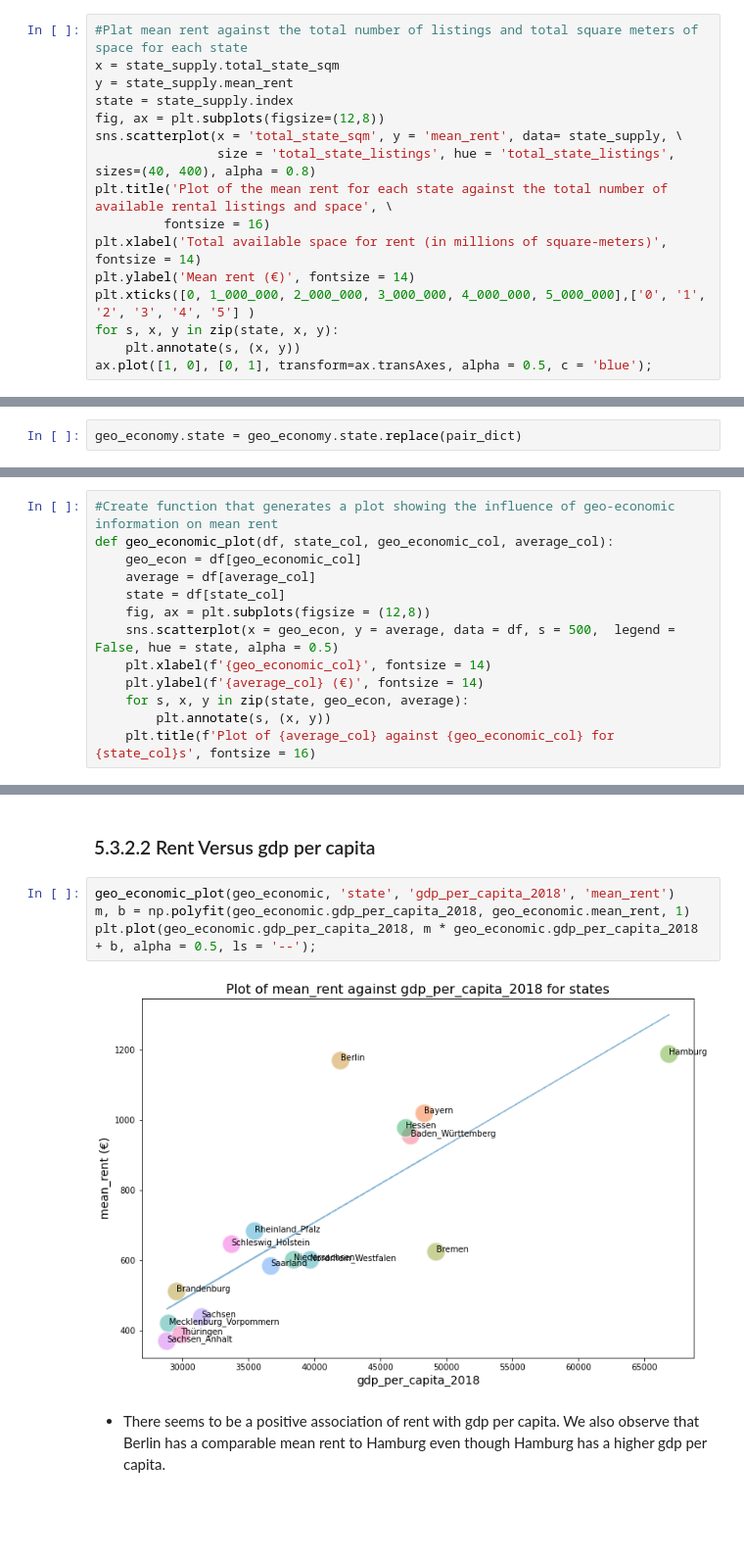
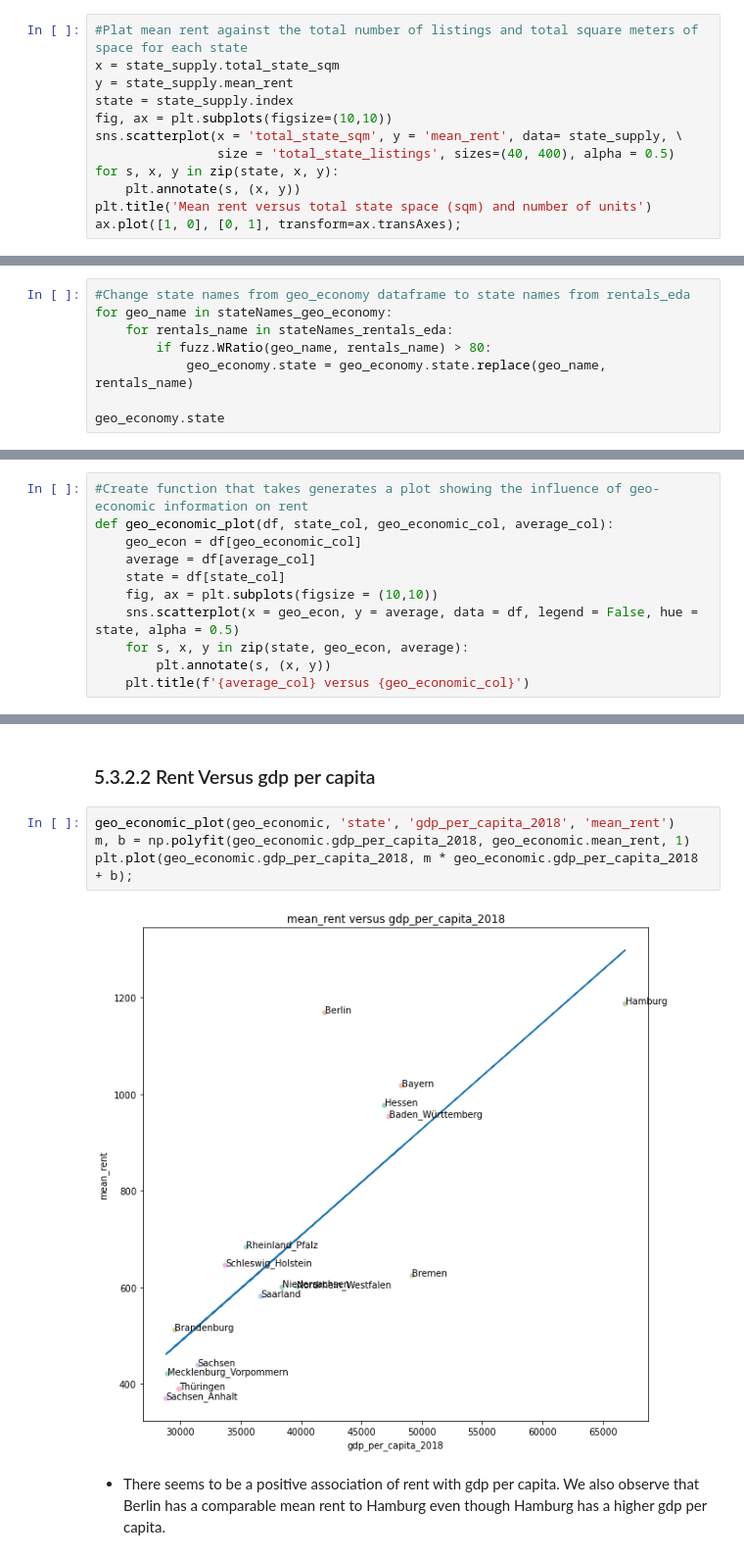
Before and after one commit to femi-lujo/germany_rental_apartments, a Jupyter notebook: notebooks/B_exploratory_data_analysis.ipynb, the cells around one changed output, grey strips where cells are left out. Shown at 98% size. Drawn from its saved outputs; the diff is of its cells as text; blank space fills up the shorter version.

```diff
--- a/notebooks/B_exploratory_data_analysis.ipynb
+++ b/notebooks/B_exploratory_data_analysis.ipynb
@@ -219,15 +215,11 @@ state_supply
 x = state_supply.total_state_sqm
 y = state_supply.mean_rent
 state = state_supply.index
-fig, ax = plt.subplots(figsize=(12,8))
+fig, ax = plt.subplots(figsize=(10,10))
 sns.scatterplot(x = 'total_state_sqm', y = 'mean_rent', data= state_supply, \
-                size = 'total_state_listings', hue = 'total_state_listings', sizes=(40, 400), alpha = 0.8)
-plt.title('Plot of the mean rent for each state against the total number of available rental listings and space', \
-         fontsize = 16)
-plt.xlabel('Total available space for rent (in millions of square-meters)', fontsize = 14)
-plt.ylabel('Mean rent (€)', fontsize = 14)
-plt.xticks([0, 1_000_000, 2_000_000, 3_000_000, 4_000_000, 5_000_000],['0', '1', '2', '3', '4', '5'] )
+                size = 'total_state_listings', sizes=(40, 400), alpha = 0.5)
 for s, x, y in zip(state, x, y):
     plt.annotate(s, (x, y))
-ax.plot([1, 0], [0, 1], transform=ax.transAxes, alpha = 0.5, c = 'blue');
+plt.title('Mean rent versus total state space (sqm) and number of units')
+ax.plot([1, 0], [0, 1], transform=ax.transAxes);
 # %% [output]
@@ -317,2 +290,0 @@ pair_dict
-# %%
-geo_economy.state = geo_economy.state.replace(pair_dict)
@@ -337,0 +291,8 @@ set(geo_economy.state.values)
+# %%
+#Change state names from geo_economy dataframe to state names from rentals_eda
+for geo_name in stateNames_geo_economy:
+    for rentals_name in stateNames_rentals_eda:
+        if fuzz.WRatio(geo_name, rentals_name) > 80:
+            geo_economy.state = geo_economy.state.replace(geo_name, rentals_name)
+
+geo_economy.state
@@ -360,18 +339,16 @@ geo_economic
 # %% [markdown]
 ## 5.3.2 Relationship between rent and total land mass, as well as other geo-economic information
 # %%
-#Create function that generates a plot showing the influence of geo-economic information on mean rent
+#Create function that takes generates a plot showing the influence of geo-economic information on rent
 def geo_economic_plot(df, state_col, geo_economic_col, average_col):
     geo_econ = df[geo_economic_col]
     average = df[average_col]
     state = df[state_col]
-    fig, ax = plt.subplots(figsize = (12,8))
-    sns.scatterplot(x = geo_econ, y = average, data = df, s = 500,  legend = False, hue = state, alpha = 0.5)
-    plt.xlabel(f'{geo_economic_col}', fontsize = 14)
-    plt.ylabel(f'{average_col} (€)', fontsize = 14)
+    fig, ax = plt.subplots(figsize = (10,10))
+    sns.scatterplot(x = geo_econ, y = average, data = df, legend = False, hue = state, alpha = 0.5)
     for s, x, y in zip(state, geo_econ, average):
         plt.annotate(s, (x, y))
-    plt.title(f'Plot of {average_col} against {geo_economic_col} for {state_col}s', fontsize = 16)
+    plt.title(f'{average_col} versus {geo_economic_col}')
 # %% [markdown]
 ### 5.3.2.1 Rent versus land mass
 # %%
@@ -395,9 +372,9 @@ geo_economic_plot(geo_economic, 'state', 'population_2019', 'mean_rent')
 # %%
 geo_economic_plot(geo_economic, 'state', 'gdp_per_capita_2018', 'mean_rent')
 m, b = np.polyfit(geo_economic.gdp_per_capita_2018, geo_economic.mean_rent, 1)
-plt.plot(geo_economic.gdp_per_capita_2018, m * geo_economic.gdp_per_capita_2018 + b, alpha = 0.5, ls = '--');
+plt.plot(geo_economic.gdp_per_capita_2018, m * geo_economic.gdp_per_capita_2018 + b);
 # %% [output]
-[figure, old version]
+[figure, new version]
 # %% [markdown]
 - There seems to be a positive association of rent with gdp per capita. We also observe that Berlin has a comparable mean rent to Hamburg even though Hamburg has a higher gdp per capita.
 # %% [markdown]
```
Also changed, not shown: parts of 106 cells of this notebook, 1 other file.
